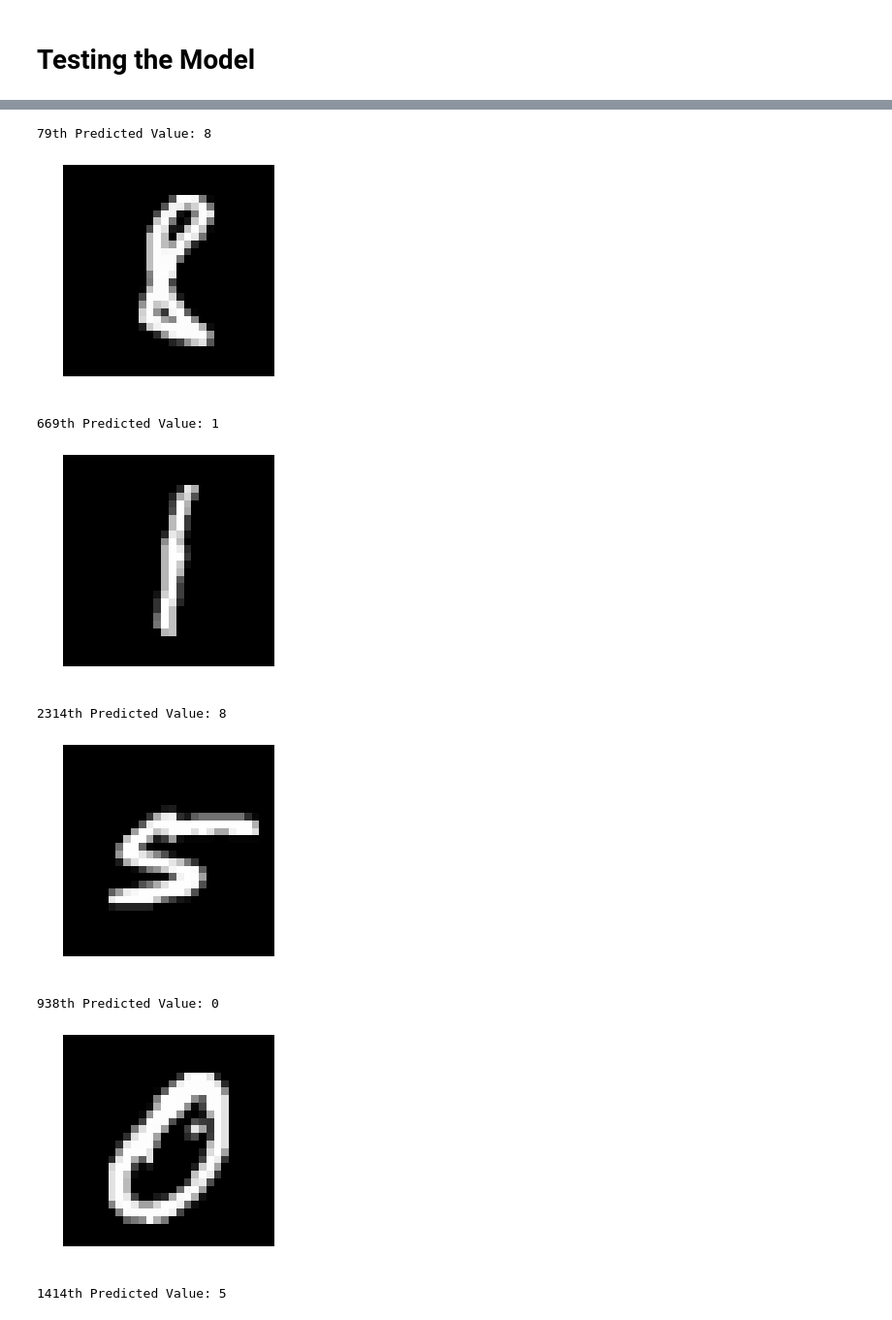
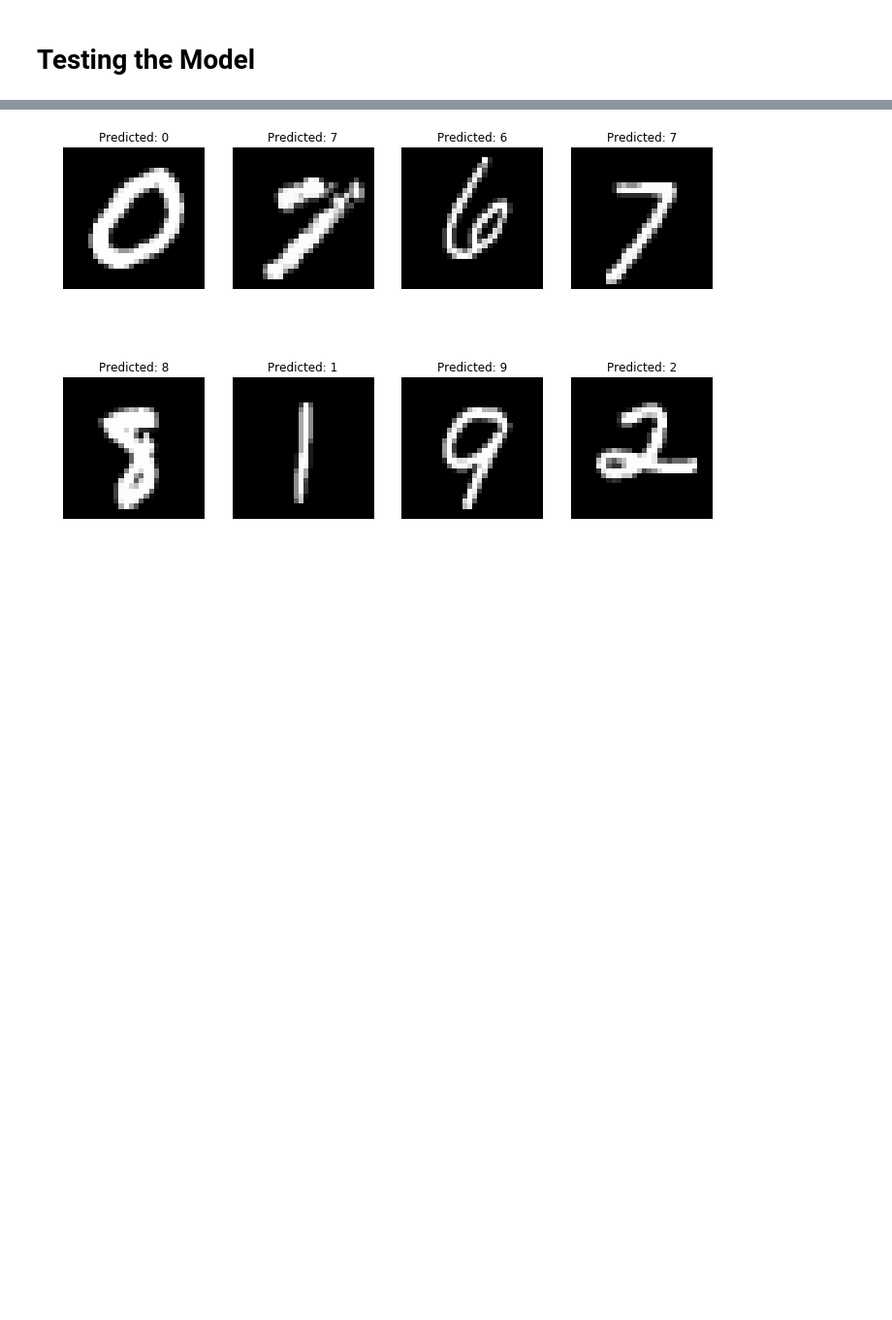
Before and after one commit to tomereldor/Deep_Learning, a Jupyter notebook: Neural Network from Scratch.ipynb, the cells around one changed output, grey strips where cells are left out. Shown: that part at 97% size. Drawn from its saved outputs; the diff is of its cells as text; code cells hidden in the pictures; blank space fills up the shorter version.

```diff
--- a/Neural Network from Scratch.ipynb
+++ b/Neural Network from Scratch.ipynb
@@ -20,9 +21,9 @@ X_full, y_full = dataset['data'], dataset['target']
 n_classes = 10
 
 # Reduce to a susbsample (while working on the code)
-SUBSAMPLE_SIZE = 10000 # choose how many samples for now
+SUBSAMPLE_SIZE = 50000 # choose how many samples for now
 subsample_idx = np.random.choice(X_full.shape[0], SUBSAMPLE_SIZE) # array of indices of subsample
-X, y = X_raw_full[subsample_idx], y_full[subsample_idx]
+X, y = X_full[subsample_idx], y_full[subsample_idx]
 
 # Shuffle X and Y for random sampling
 index_random = np.random.permutation(X.shape[0])
@@ -196,5 +229,5 @@ class neural_net_mlp:
 # %%
 # Initialize a Neural Network (MLP) object
 nn = neural_net_mlp(X_train, Y_train, n_hidden_nodes = 15, n_classes = 10, learning_rate = 0.5)
-nn.train(n_epochs = 1000, n_prints = 10, showprint = 1, showplot = 1)
+nn.train(n_epochs = 5000, n_prints = 20, showprint = 1, showplot = 1)
 # %% [output]
@@ -225,23 +260,17 @@ y_pred.shape
 # %%
-# Show results
-def print_image_and_prediction(i, X, y_pred):
-    predicted_result = np.argmax(y_pred[:,i])
-    print("{}th Predicted Value: {}".format(i, predicted_result))
-    example = X[:,i].reshape(28,28)
+# Show results with visual predictions
+def print_image_and_prediction(i, samples, X_test, y_pred):
+    example = X_test[:, samples[i]].reshape(28,28)
     plt.imshow(example, cmap = plt.cm.gray)
+    predicted_result = np.argmax(y_pred[:,samples[i]])
+    plt.title("Predicted: {}".format(predicted_result))
     plt.axis("off")
-    plt.show()
 
-
-for i in np.random.randint(X_test.shape[1], size = 5):
-    print_image_and_prediction(i, X_test, y_pred)
+fig = plt.figure(figsize=(12,8))
+fig.subplots_adjust(hspace=0.2, wspace=0.2)
+samples = np.random.randint(X_test.shape[1], size = 10) #draw some random samples to plot
+for i in range(1, 9):
+    ax = fig.add_subplot(2, 4, i) # 2 rows with 4 images (cols)
+    print_image_and_prediction(i, samples, X_test, y_pred)
 # %% [output]
-79th Predicted Value: 8
-[figure, old version]
+[figure, new version]
-669th Predicted Value: 1
-[figure, removed]
-2314th Predicted Value: 8
-[figure, removed]
-938th Predicted Value: 0
-[figure, removed]
-1414th Predicted Value: 5
```
Also changed, not shown: parts of 9 cells of this notebook.
